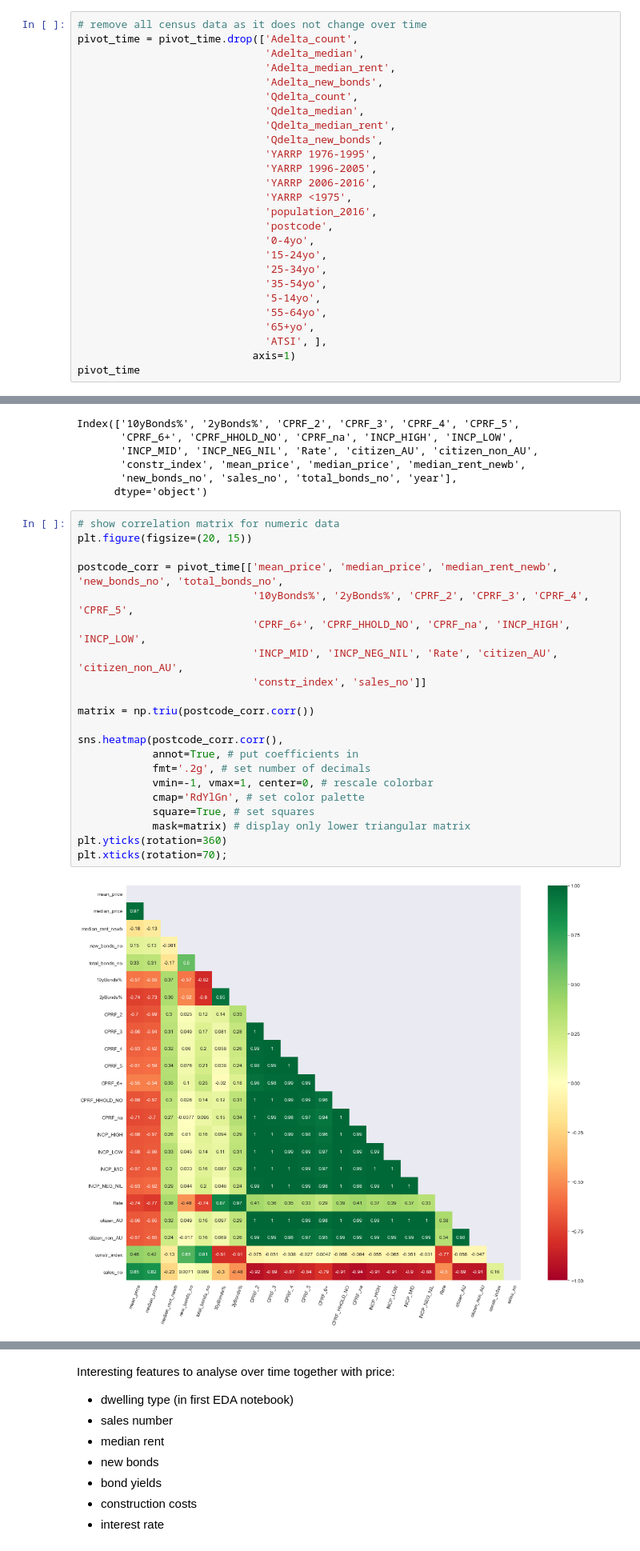
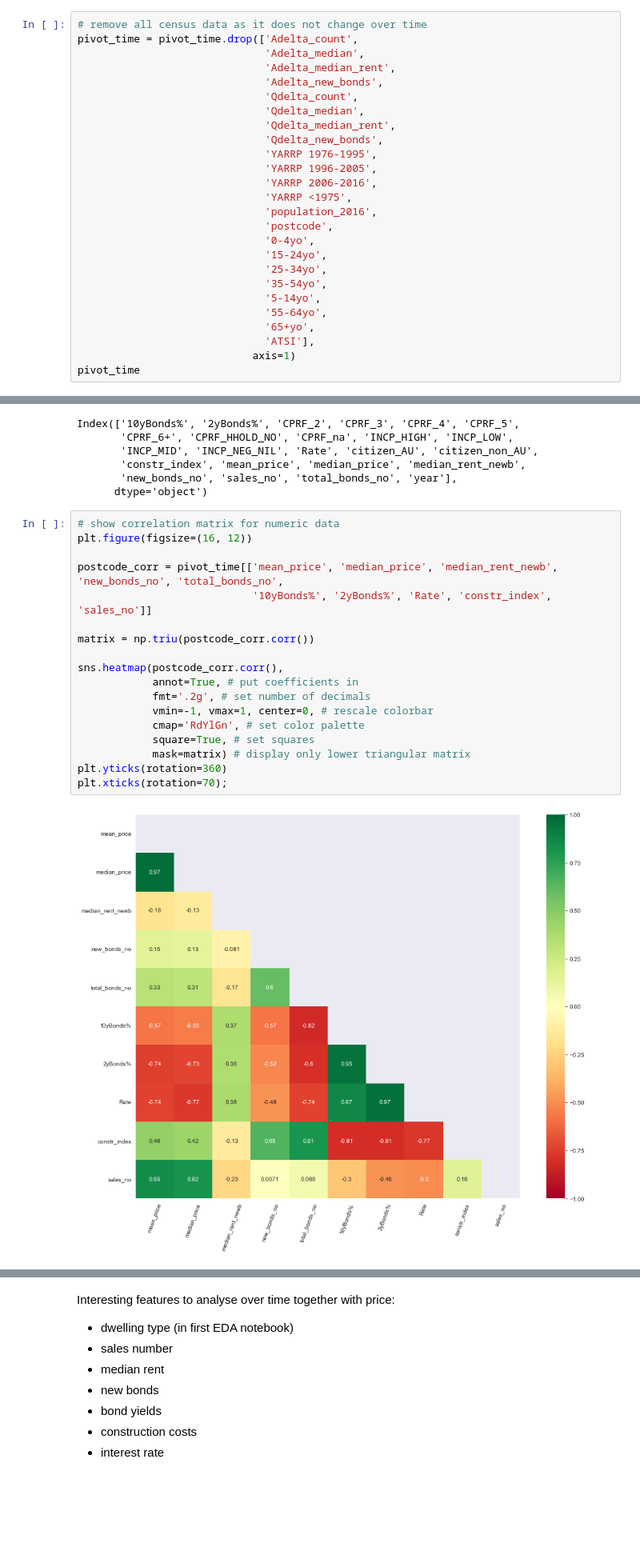
Before and after one commit to walthersy/NSW-house-price, a Jupyter notebook: Main Notebook.ipynb, the cells around one changed output, grey strips where cells are left out. Shown at 80% size. Drawn from its saved outputs; the diff is of its cells as text; blank space fills up the shorter version.

```diff
--- a/Main Notebook.ipynb
+++ b/Main Notebook.ipynb
@@ -342,7 +342,7 @@ pivot_time = pivot_time.drop(['Adelta_count',
                               '5-14yo',
                               '55-64yo',
                               '65+yo',
-                              'ATSI', ],
+                              'ATSI'],
                             axis=1)
 pivot_time
 # %% [output]
@@ -375,24 +375,21 @@ Index(['10yBonds%', '2yBonds%', 'CPRF_2', 'CPRF_3', 'CPRF_4', 'CPRF_5',
       dtype='object')
 # %%
 # show correlation matrix for numeric data
-plt.figure(figsize=(20, 15))
+plt.figure(figsize=(16, 12))
 
 postcode_corr = pivot_time[['mean_price', 'median_price', 'median_rent_newb', 'new_bonds_no', 'total_bonds_no',
-                            '10yBonds%', '2yBonds%', 'CPRF_2', 'CPRF_3', 'CPRF_4', 'CPRF_5',
-                            'CPRF_6+', 'CPRF_HHOLD_NO', 'CPRF_na', 'INCP_HIGH', 'INCP_LOW',
-                            'INCP_MID', 'INCP_NEG_NIL', 'Rate', 'citizen_AU', 'citizen_non_AU',
-                            'constr_index', 'sales_no']]
+                            '10yBonds%', '2yBonds%', 'Rate', 'constr_index', 'sales_no']]
 
 matrix = np.triu(postcode_corr.corr())
 
 sns.heatmap(postcode_corr.corr(),
             annot=True, # put coefficients in
             fmt='.2g', # set number of decimals
             vmin=-1, vmax=1, center=0, # rescale colorbar
             cmap='RdYlGn', # set color palette
             square=True, # set squares
             mask=matrix) # display only lower triangular matrix
 plt.yticks(rotation=360)
 plt.xticks(rotation=70);
 # %% [output]
-[figure, old version]
+[figure, new version]
```
Also changed, not shown: parts of 2 cells of this notebook.
